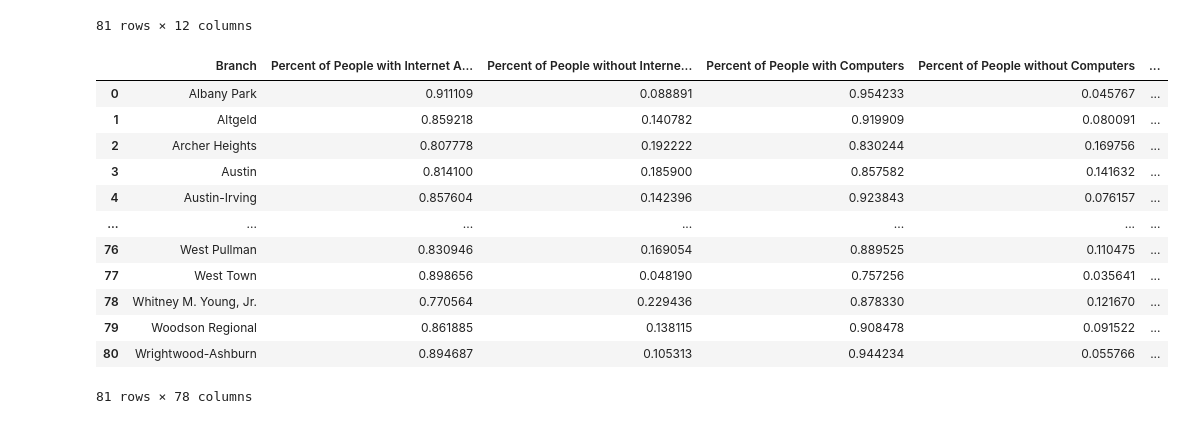
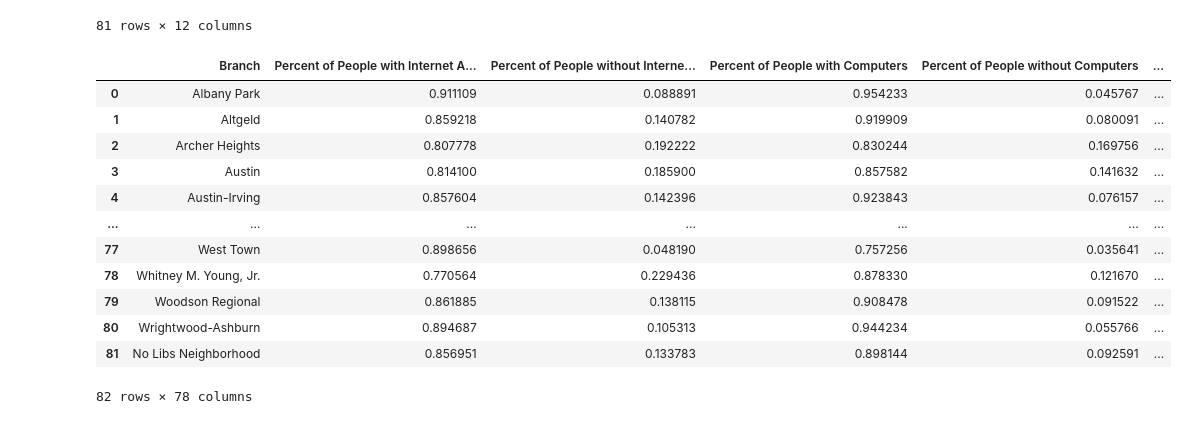
Before and after one commit to Rajvishah12/cpl_project, a Jupyter notebook: can-summer-2023/notebooks/CSV Compile for Library Info and Nbhs/mergeBranchInfo_BranchDemos.ipynb, the cells around one changed output. Saved outputs shown, nothing was run; the diff lists cells and outputs as text; code cells hidden in the pictures.

```diff
--- a/can-summer-2023/notebooks/CSV Compile for Library Info and Nbhs/mergeBranchInfo_BranchDemos.ipynb
+++ b/can-summer-2023/notebooks/CSV Compile for Library Info and Nbhs/mergeBranchInfo_BranchDemos.ipynb
@@ -21,21 +22,26 @@ libInfo2019_2021
 | 80 | Galewood-Mont Clare | NaN | NaN | NaN | NaN | ... |
 81 rows × 12 columns
 # %%
-neighborhoodBranchDemos = walking20Demographics.drop(columns=['Unnamed: 0'])
-neighborhoodBranchDemos['Branch'] = neighborhoodBranchDemos['Branch'].replace(['Woodson Regional Library'], 'Woodson Regional')
-neighborhoodBranchDemos
+#neighborhoodBranchDemos = walking20Demographics.drop(columns=['Unnamed: 0'])
+#neighborhoodBranchDemos['Branch'] = neighborhoodBranchDemos['Branch'].replace(['Woodson Regional Library'], 'Woodson Regional')
+#neighborhoodBranchDemos
-# %% [output]
-|  | Branch | Percent of People with Internet A... | Percent of People without Interne... | Percent of People with Computers | Percent of People without Computers | ... |
-| 0 | Albany Park | 0.911109 | 0.088891 | 0.954233 | 0.045767 | ... |
-| 1 | Altgeld | 0.859218 | 0.140782 | 0.919909 | 0.080091 | ... |
-| 2 | Archer Heights | 0.807778 | 0.192222 | 0.830244 | 0.169756 | ... |
-| 3 | Austin | 0.814100 | 0.185900 | 0.857582 | 0.141632 | ... |
-| 4 | Austin-Irving | 0.857604 | 0.142396 | 0.923843 | 0.076157 | ... |
-| ... | ... | ... | ... | ... | ... | ... |
-| 76 | West Pullman | 0.830946 | 0.169054 | 0.889525 | 0.110475 | ... |
-| 77 | West Town | 0.898656 | 0.048190 | 0.757256 | 0.035641 | ... |
-| 78 | Whitney M. Young, Jr. | 0.770564 | 0.229436 | 0.878330 | 0.121670 | ... |
-| 79 | Woodson Regional | 0.861885 | 0.138115 | 0.908478 | 0.091522 | ... |
-| 80 | Wrightwood-Ashburn | 0.894687 | 0.105313 | 0.944234 | 0.055766 | ... |
-81 rows × 78 columns
+# %%
+
+nbhdBranchDemosNoLib = avgWalkTimeNoLib.drop(columns=['Unnamed: 0'])
+nbhdBranchDemosNoLib['Branch'] = nbhdBranchDemosNoLib['Branch'].replace(['Woodson Regional Library'], 'Woodson Regional')
+nbhdBranchDemosNoLib
+# %% [output]
+|  | Branch | Percent of People with Internet A... | Percent of People without Interne... | Percent of People with Computers | Percent of People without Computers | ... |
+| 0 | Albany Park | 0.911109 | 0.088891 | 0.954233 | 0.045767 | ... |
+| 1 | Altgeld | 0.859218 | 0.140782 | 0.919909 | 0.080091 | ... |
+| 2 | Archer Heights | 0.807778 | 0.192222 | 0.830244 | 0.169756 | ... |
+| 3 | Austin | 0.814100 | 0.185900 | 0.857582 | 0.141632 | ... |
+| 4 | Austin-Irving | 0.857604 | 0.142396 | 0.923843 | 0.076157 | ... |
+| ... | ... | ... | ... | ... | ... | ... |
+| 77 | West Town | 0.898656 | 0.048190 | 0.757256 | 0.035641 | ... |
+| 78 | Whitney M. Young, Jr. | 0.770564 | 0.229436 | 0.878330 | 0.121670 | ... |
+| 79 | Woodson Regional | 0.861885 | 0.138115 | 0.908478 | 0.091522 | ... |
+| 80 | Wrightwood-Ashburn | 0.894687 | 0.105313 | 0.944234 | 0.055766 | ... |
+| 81 | No Libs Neighborhood | 0.856951 | 0.133783 | 0.898144 | 0.092591 | ... |
+82 rows × 78 columns
 # %%
```
Also changed, not shown: parts of 2 cells of this notebook.
